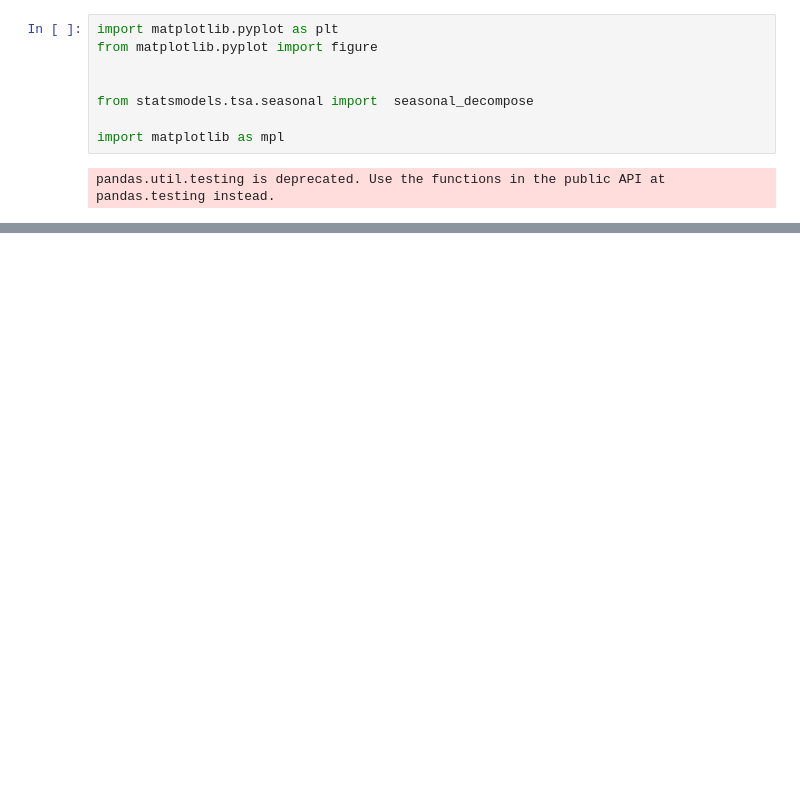
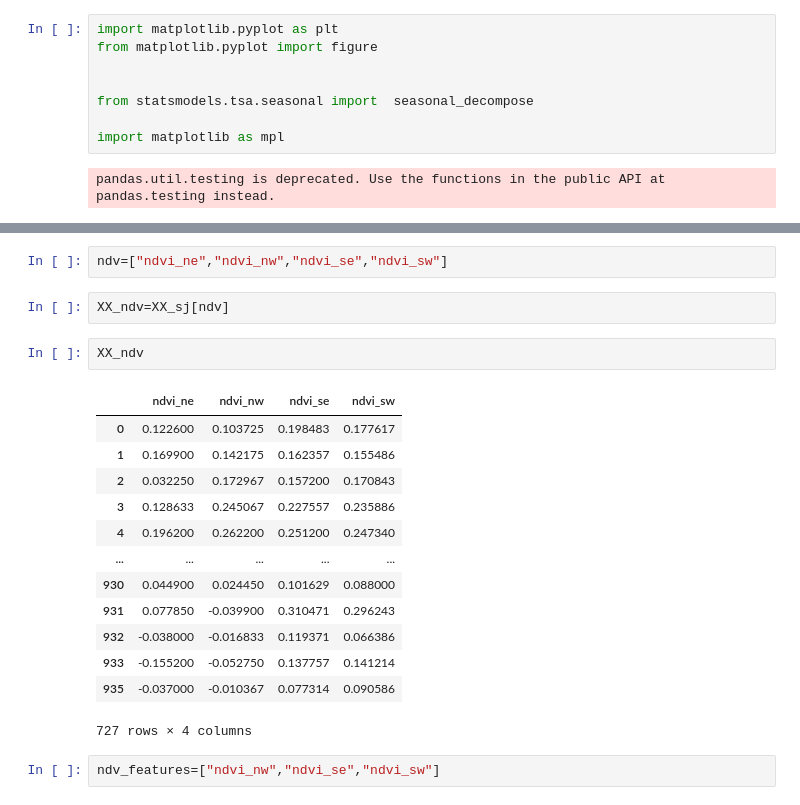
Before and after one commit to sipocz/_dengue, a Jupyter notebook: _dengue_01.ipynb, the cells around one changed output, grey strips where cells are left out. Cells and saved outputs as stored; diff of their text form; blank space fills up the shorter version.

```diff
--- a/_dengue_01.ipynb
+++ b/_dengue_01.ipynb
@@ -363,0 +447,22 @@ fig2.show()
+# %%
+ndv=["ndvi_ne","ndvi_nw","ndvi_se","ndvi_sw"]
+# %%
+XX_ndv=XX_sj[ndv]
+# %%
+XX_ndv
+# %% [output]
+|  | ndvi_ne | ndvi_nw | ndvi_se | ndvi_sw |
+| 0 | 0.122600 | 0.103725 | 0.198483 | 0.177617 |
+| 1 | 0.169900 | 0.142175 | 0.162357 | 0.155486 |
+| 2 | 0.032250 | 0.172967 | 0.157200 | 0.170843 |
+| 3 | 0.128633 | 0.245067 | 0.227557 | 0.235886 |
+| 4 | 0.196200 | 0.262200 | 0.251200 | 0.247340 |
+| ... | ... | ... | ... | ... |
+| 930 | 0.044900 | 0.024450 | 0.101629 | 0.088000 |
+| 931 | 0.077850 | -0.039900 | 0.310471 | 0.296243 |
+| 932 | -0.038000 | -0.016833 | 0.119371 | 0.066386 |
+| 933 | -0.155200 | -0.052750 | 0.137757 | 0.141214 |
+| 935 | -0.037000 | -0.010367 | 0.077314 | 0.090586 |
+727 rows × 4 columns
+# %%
+ndv_features=["ndvi_nw","ndvi_se","ndvi_sw"]
```
Also changed, not shown: parts of 15 cells of this notebook.
